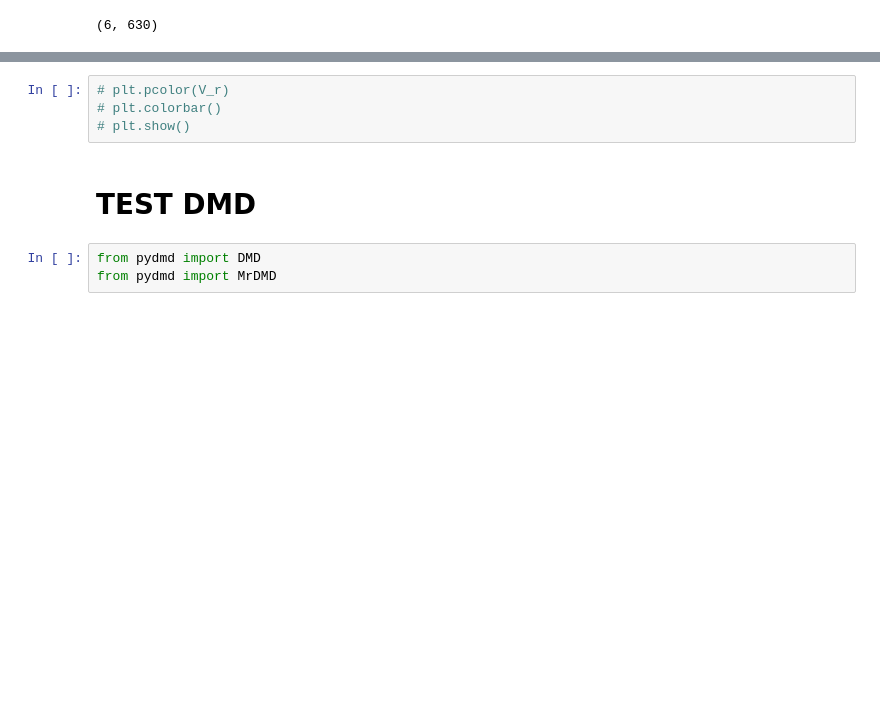
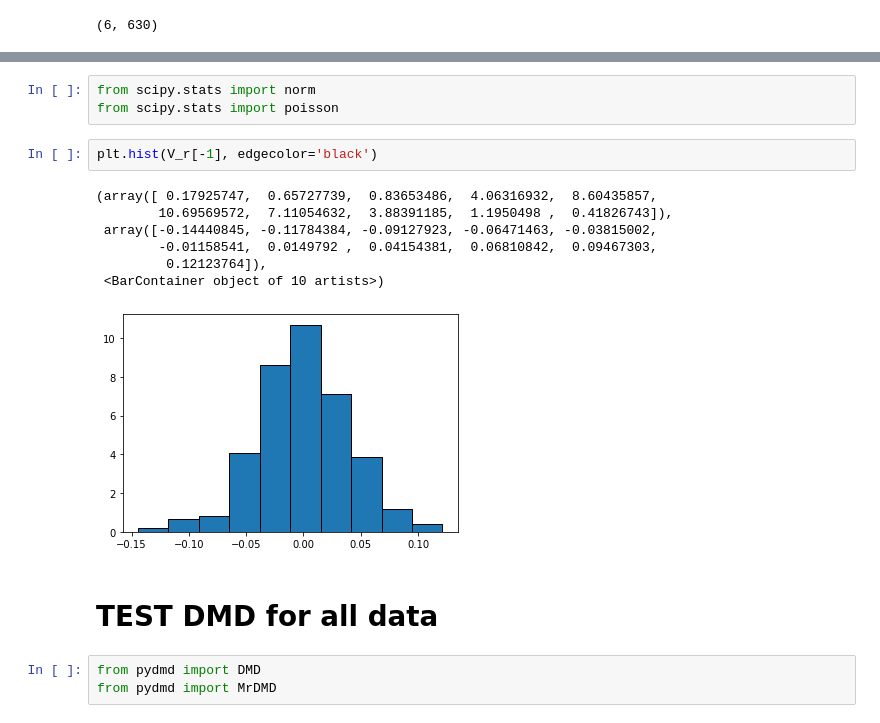
Before and after one commit to DenisSidoren/arctic_TimeSeries_analysis, a Jupyter notebook: dmd.ipynb, the cells around one changed output, grey strips where cells are left out. Drawn from its saved outputs; the diff is of its cells as text; blank space fills up the shorter version.

```diff
--- a/dmd.ipynb
+++ b/dmd.ipynb
@@ -133,10 +131,19 @@ for dinamic in V_r:
 [figure]
-# %%
-# plt.pcolor(V_r)
-# plt.colorbar()
-# plt.show()
+# %%
+from scipy.stats import norm
+from scipy.stats import poisson
+# %%
+plt.hist(V_r[-1], edgecolor='black')
+# %% [output]
+(array([ 0.17925747,  0.65727739,  0.83653486,  4.06316932,  8.60435857,
+        10.69569572,  7.11054632,  3.88391185,  1.1950498 ,  0.41826743]),
+ array([-0.14440845, -0.11784384, -0.09127923, -0.06471463, -0.03815002,
+        -0.01158541,  0.0149792 ,  0.04154381,  0.06810842,  0.09467303,
+         0.12123764]),
+ <BarContainer object of 10 artists>)
+[figure, added]
 # %% [markdown]
-# TEST DMD
+# TEST DMD for all data
 # %%
 from pydmd import DMD
 from pydmd import MrDMD
```
Also changed, not shown: parts of 14 cells of this notebook.
